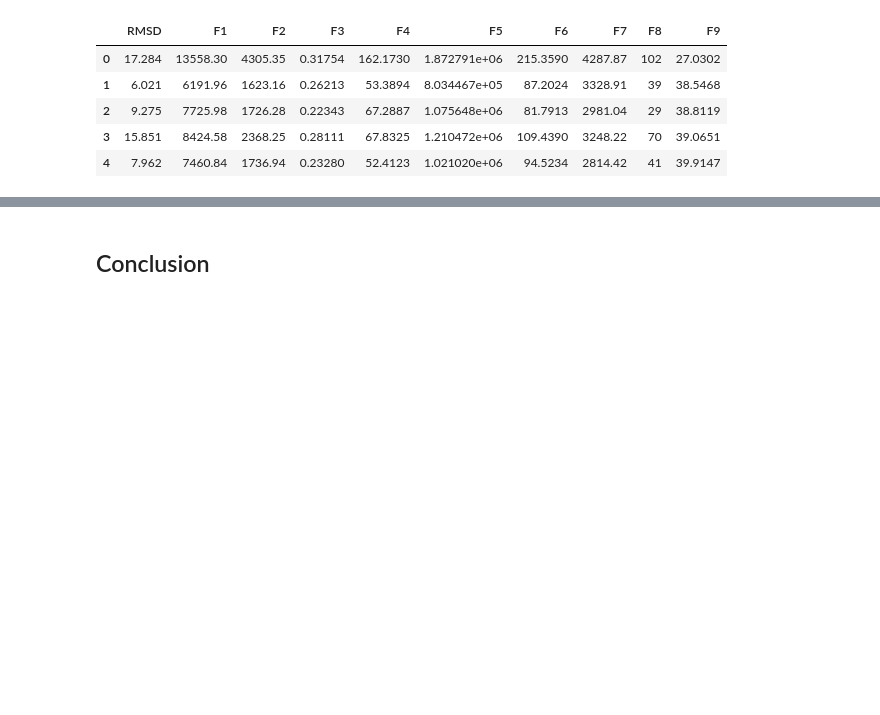
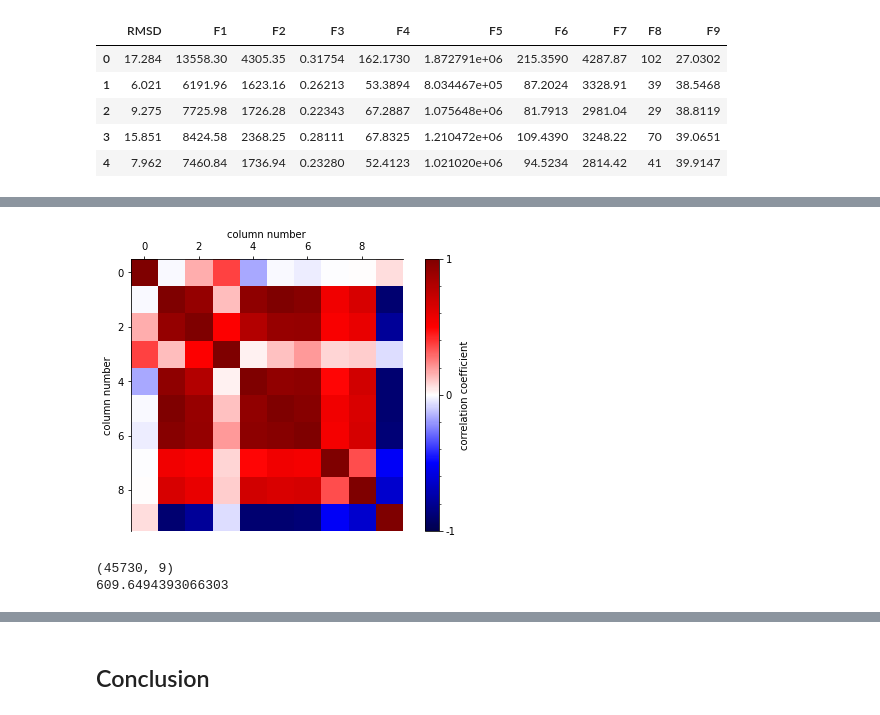
Before and after one commit to FMELab/ssdgm, a Jupyter notebook: notebooks/protein.ipynb, the cells around one changed output, grey strips where cells are left out. Drawn from its saved outputs; the diff is of its cells as text; code cells hidden in the pictures; blank space fills up the shorter version.

```diff
--- a/notebooks/protein.ipynb
+++ b/notebooks/protein.ipynb
@@ -45,3 +49,6 @@ df_uci.head()
 | 2 | 9.275 | 7725.98 | 1726.28 | 0.22343 | 67.2887 | 1.075648e+06 | 81.7913 | 2981.04 | 29 | 38.8119 |
 | 3 | 15.851 | 8424.58 | 2368.25 | 0.28111 | 67.8325 | 1.210472e+06 | 109.4390 | 3248.22 | 70 | 39.0651 |
 | 4 | 7.962 | 7460.84 | 1736.94 | 0.23280 | 52.4123 | 1.021020e+06 | 94.5234 | 2814.42 | 41 | 39.9147 |
+# %%
+correlation_matrix = df_uci.corr()
+correlation_matrix
@@ -47,0 +102,35 @@ df_uci.head()
+# %%
+
+width = 390
+fig, ax = plt.subplots(1, 1, figsize=set_size(width, fraction=1.5))
+ax.spines.right.set_visible(False)
+ax.spines.bottom.set_visible(False)
+ax.tick_params(top=True, bottom=False, labeltop=True, labelbottom=False)
+ax.xaxis.set_label_position('top')
+ax.set_xlabel("column number")
+ax.set_ylabel("column number")
+pos = ax.imshow(correlation_matrix, interpolation='nearest', interpolation_stage='data', cmap='seismic')
+pos.set_clim([-1, 1])
+cbar = fig.colorbar(pos, ax=ax, ticks=[-1, 0, 1])
+cbar.ax.set_yticklabels(labels=["-1", "0", "1"])
+cbar.ax.set_ylabel("correlation coefficient")
+cbar.minorticks_on()
+# %% [output]
+[figure, added]
+# %%
+# the independent variables set
+X = df_uci.iloc[:, 1:]
+print(X.shape)
+
+# VIF dataframe
+vif_data = pd.DataFrame()
+vif_data["feature"] = X.columns
+
+# calculating VIF for each feature
+vif_data["VIF"] = [variance_inflation_factor(X.values, i)
+                          for i in range(len(X.columns))]
+
+print(np.mean(vif_data["VIF"]))
+# %% [output]
+(45730, 9)
+609.6494393066303
```
Also changed, not shown: parts of 8 cells of this notebook, 6 other files.
